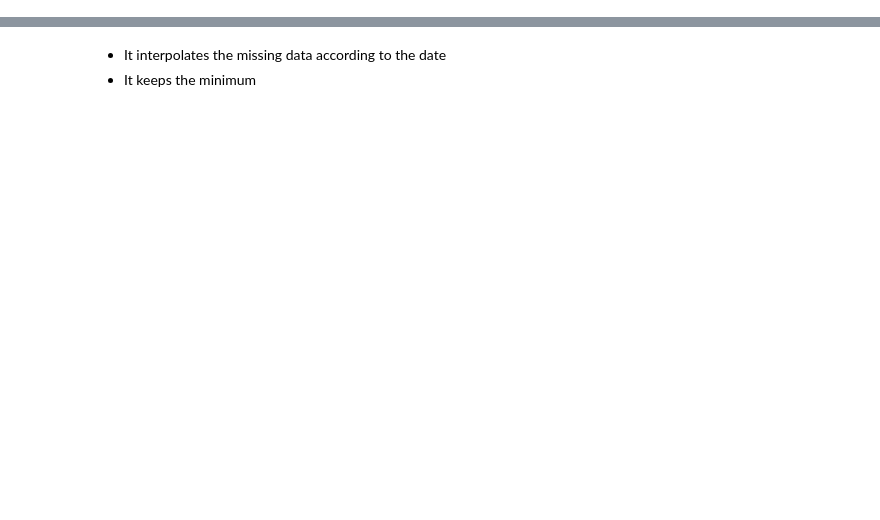
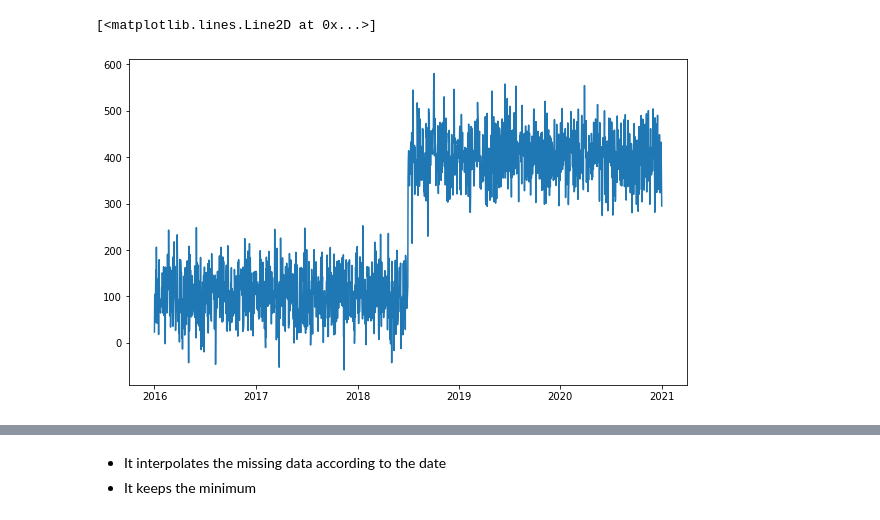
Before and after one commit to dataman-git/win_mac, a Jupyter notebook: Luminaire.ipynb, the cells around one changed output, grey strips where cells are left out. Drawn from its saved outputs; the diff is of its cells as text; code cells hidden in the pictures; blank space fills up the shorter version.

```diff
--- a/Luminaire.ipynb
+++ b/Luminaire.ipynb
@@ -0,0 +29,16 @@
+# %%
+time_idx = pd.date_range(start='2016-01-01',end='2020-12-31',freq='D')
+mu1 = 100
+sigma1 = 50
+mu2 = 400
+sigma2 = 50
+seg_len1 = int(len(time_idx)/2)
+seg_len2 = len(time_idx) - seg_len1
+ts = np.concatenate([np.random.normal(mu1,sigma1,seg_len1),np.random.normal(mu2,sigma2,seg_len2)])
+ts = pd.DataFrame({'index':time_idx,'raw':ts}) # Should be called 'raw'
+ts = ts.set_index('index')
+plt.figure(figsize=(10,6))
+plt.plot(ts['raw'])
+# %% [output]
+[<matplotlib.lines.Line2D at 0x...>]
+[figure, added]
```
Also changed, not shown: parts of 58 cells of this notebook.
